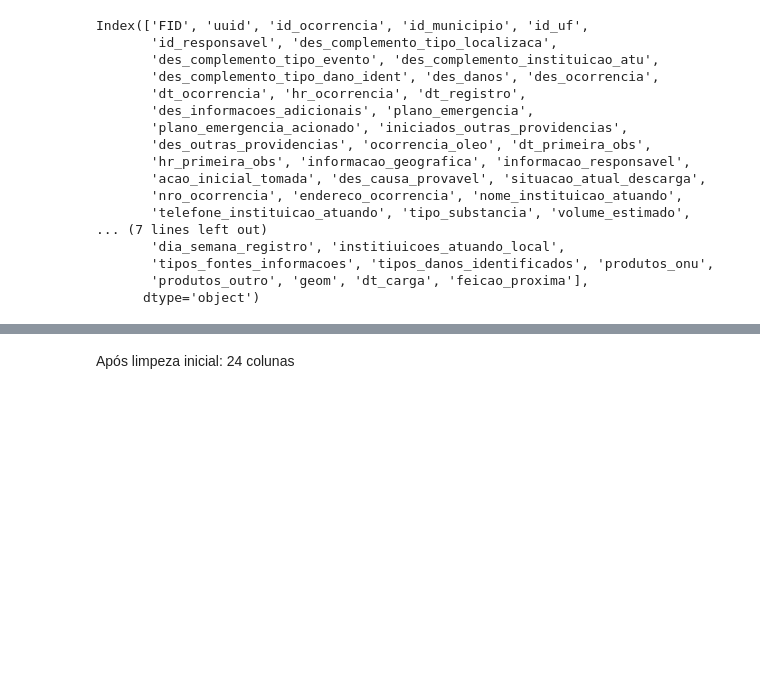
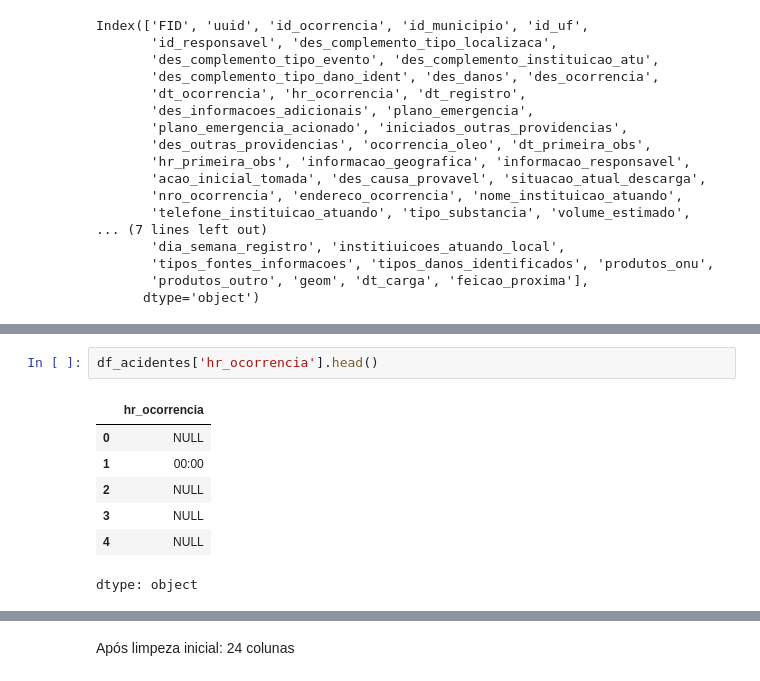
Before and after one commit to mariabrandaob/PCD-2-IBAMA, a Jupyter notebook: PCD_2_IBAMA.ipynb, the cells around one changed output, grey strips where cells are left out. Drawn from its saved outputs; the diff is of its cells as text; blank space fills up the shorter version.

```diff
--- a/PCD_2_IBAMA.ipynb
+++ b/PCD_2_IBAMA.ipynb
@@ -106,0 +194,10 @@ df_acidentes['registro_ano'] = df_acidentes['dt_registro_mod'].dt.year
+# %%
+df_acidentes['hr_ocorrencia'].head()
+# %% [output]
+|  | hr_ocorrencia |
+| 0 | NULL |
+| 1 | 00:00 |
+| 2 | NULL |
+| 3 | NULL |
+| 4 | NULL |
+dtype: object
```
Also changed, not shown: parts of 21 cells of this notebook.
